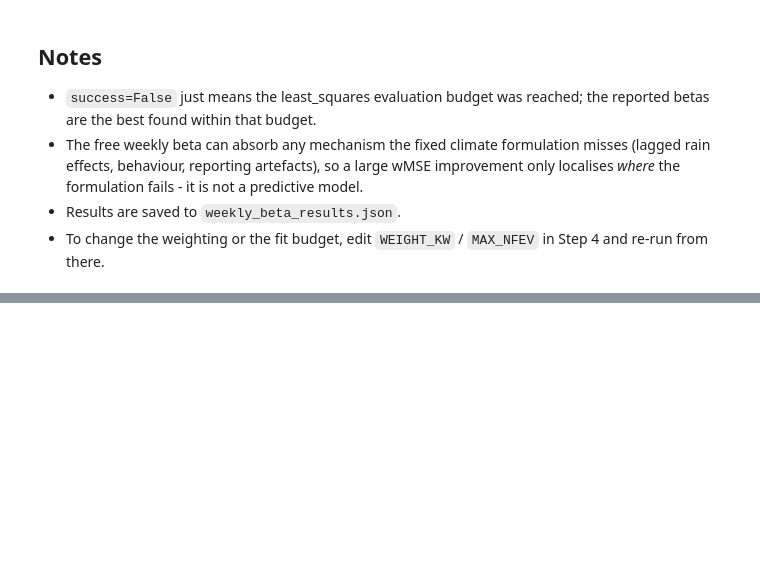
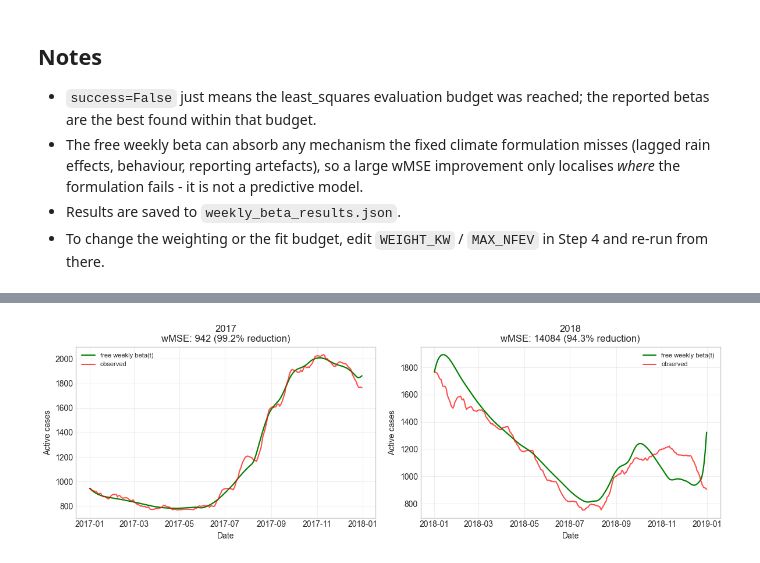
Before and after one commit to RaphaLevy/Study_on_malaria_dynamics_v2, a Jupyter notebook: models/seirs_sei/lmfit_optimization/Weekly_Beta_Calibration.ipynb, the cells around one changed output, grey strips where cells are left out. Saved outputs shown, nothing was run; the diff lists cells and outputs as text; code cells hidden in the pictures; blank space fills up the shorter version.

```diff
--- a/models/seirs_sei/lmfit_optimization/Weekly_Beta_Calibration.ipynb
+++ b/models/seirs_sei/lmfit_optimization/Weekly_Beta_Calibration.ipynb
@@ -246,0 +415,36 @@ plt.show()
+# %%
+# ---------------------------------------------------------------------------
+# Compare Results Across Years
+# ---------------------------------------------------------------------------
+
+if len(all_results) > 0:
+    n_years = len(all_results)
+    fig, axes = plt.subplots(1, n_years, figsize=(6*n_years, 4))
+    if n_years == 1:
+        axes = [axes]
+
+    for idx, (year, res) in enumerate(all_results.items()):
+        ax = axes[idx]
+
+        # Get data
+        fixed, state0, fracs, b1, b2 = load_refined_params(year)
+        bh_fit = np.array(res['beta_h_weekly_fitted'])
+        bm_fit = np.array(res['beta_m_weekly_fitted'])
+
+        dates, IH, _ = simulate_year(year, state0, fixed, bh_fit, bm_fit)
+        obs = observed_for_year(year)
+
+        # Plot
+        ax.plot(pd.to_datetime(dates), IH, 'g-', lw=1.6, label='free weekly beta(t)')
+        ax.plot(obs['date'], obs['active_total'], 'r-', alpha=0.7, label='observed')
+
+        reduction = (1 - res['weekly_fit_wmse'] / res['baseline_wmse']) * 100
+        ax.set_title(f'{year}\nwMSE: {res["weekly_fit_wmse"]:.0f} ({reduction:.1f}% reduction)')
+        ax.set_xlabel('Date')
+        ax.set_ylabel('Active cases')
+        ax.legend(fontsize=8)
+        ax.grid(True, alpha=0.3)
+
+    plt.tight_layout()
+    plt.show()
+# %% [output]
@@ -246,0 +452 @@ plt.show()
+[figure, added]
```
Also changed, not shown: parts of 17 cells of this notebook, 3 other files.
